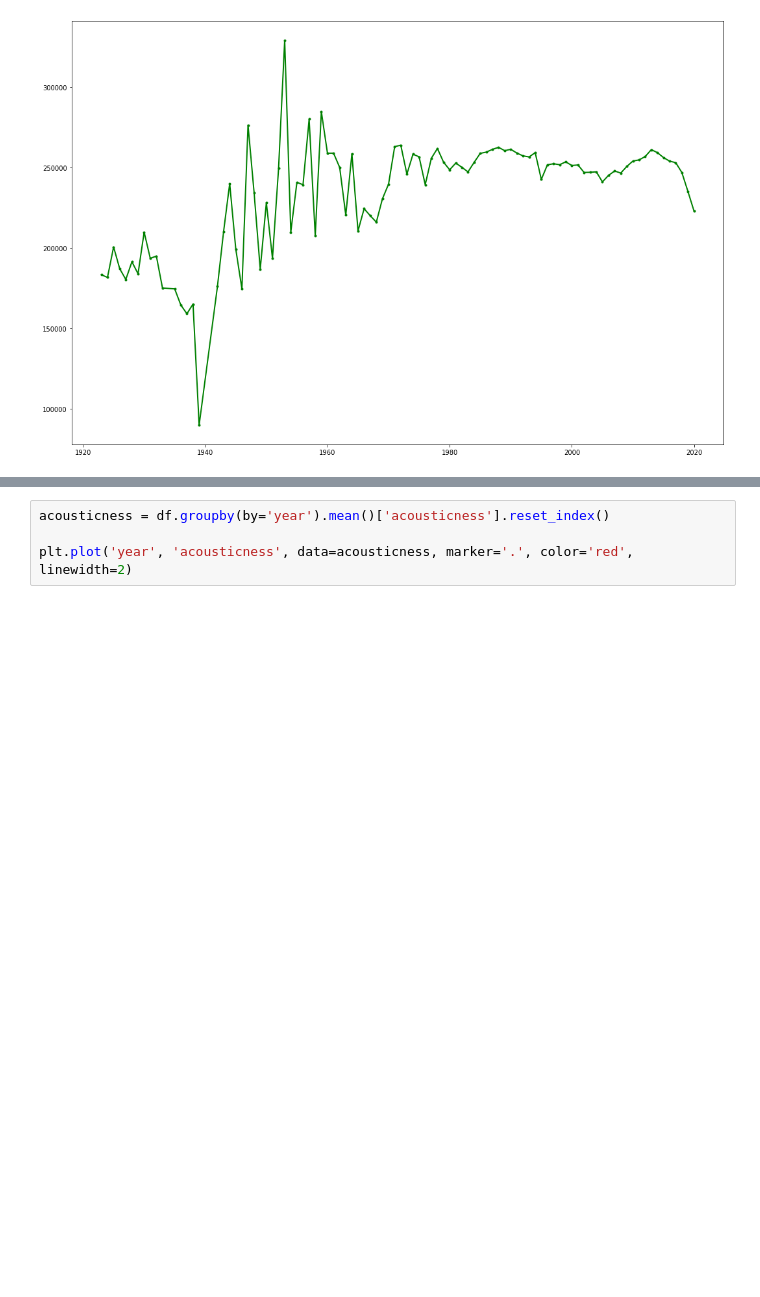
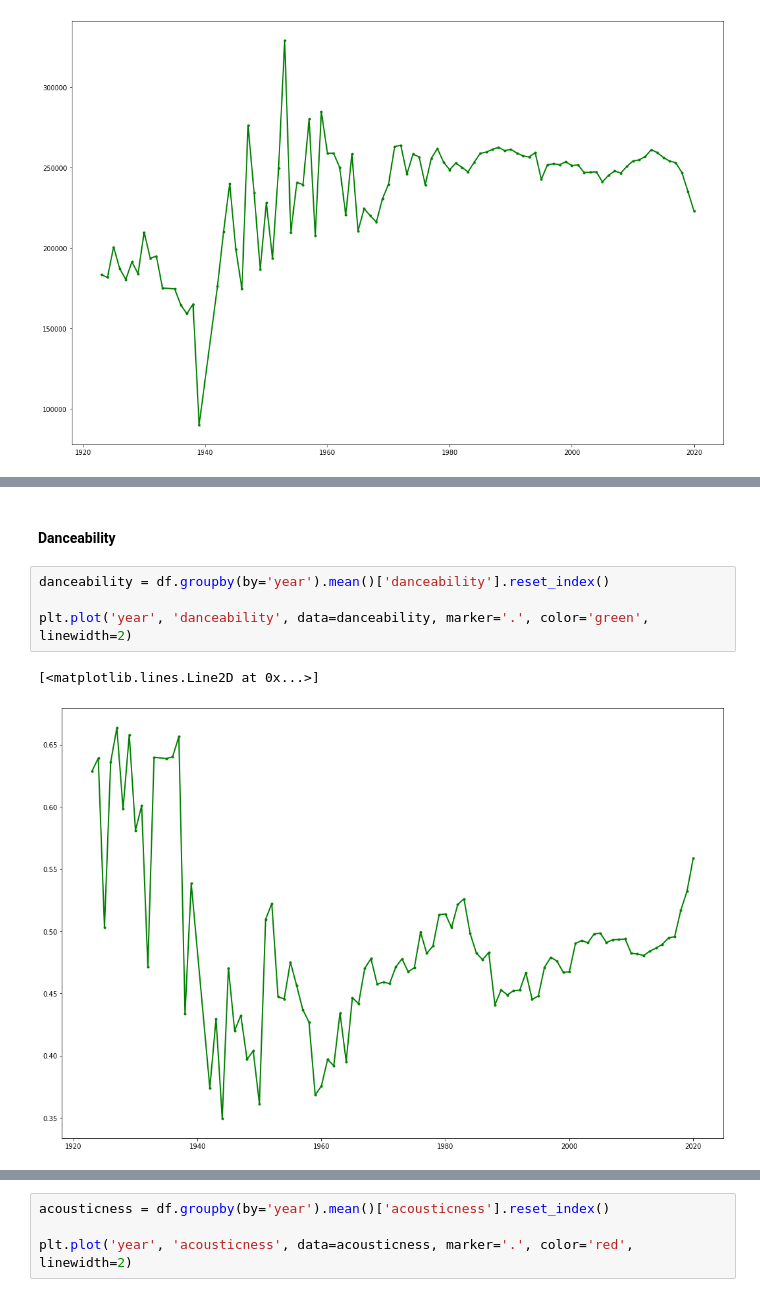
Before and after one commit to andrepalhares/msi2, a Jupyter notebook: 1 - Análise exploratória dos dados.ipynb, the cells around one changed output, grey strips where cells are left out. Cells and saved outputs as stored; diff of their text form; blank space fills up the shorter version.

```diff
--- a/1 - Análise exploratória dos dados.ipynb
+++ b/1 - Análise exploratória dos dados.ipynb
@@ -65,0 +94,9 @@ plt.plot('year', 'duration_ms', data=duration_ms, marker='.', color='green', lin
+# %% [markdown]
+#### Danceability
+# %%
+danceability = df.groupby(by='year').mean()['danceability'].reset_index()
+
+plt.plot('year', 'danceability', data=danceability, marker='.', color='green', linewidth=2)
+# %% [output]
+[<matplotlib.lines.Line2D at 0x...>]
+[figure, added]
```
Also changed, not shown: parts of 9 cells of this notebook.
